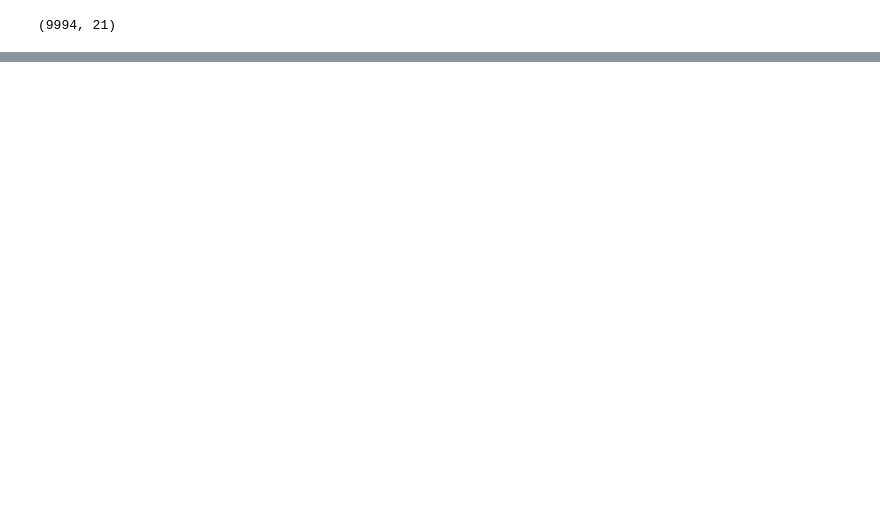
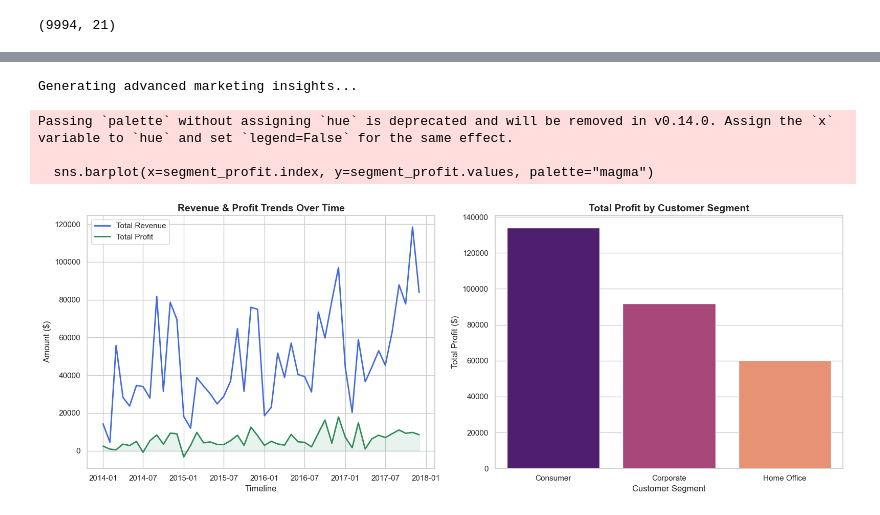
Before and after one commit to Menna06/product-performance-intelligence, a Jupyter notebook: Product Performance Intelligence System.ipynb, the cells around one changed output, grey strips where cells are left out. Cells and saved outputs as stored; diff of their text form; code cells hidden in the pictures; blank space fills up the shorter version.

Commit message:
feat: include seasonality and segmentation charts in notebook

```diff
--- a/Product Performance Intelligence System.ipynb
+++ b/Product Performance Intelligence System.ipynb
@@ -1,6 +1,11 @@
 # %%
 import pandas as pd
+import numpy as np
+import matplotlib.pyplot as plt
 
-df = pd.read_csv("Sample - Superstore.csv", encoding='latin1')
-df.head()
+# Using the absolute path so Jupyter knows EXACTLY where to look
+file_path = "/Users/mennatarek/Desktop/product-performance-intelligence/Sample - Superstore.csv"
+
+df = pd.read_csv(file_path, encoding='latin1')
+print("✅ SUCCESS: Dataset loaded perfectly!")
 # %% [output]
@@ -17,0 +218,45 @@ df.shape
+# %%
+# ================================
+# 6. ADVANCED MARKETING VISUALIZATIONS
+# ================================
+print("Generating advanced marketing insights...\n")
+
+# Had to make sure the date is recognized as a 'datetime' object to plot it on a timeline
+df['Order Date'] = pd.to_datetime(df['Order Date'])
+
+plt.figure(figsize=(16, 6))
+
+# -- CHART 4: TIME SERIES - line chart
+# Question: When do we make the most money? (Seasonality)
+plt.subplot(1, 2, 1)
+
+# Group the data by Year and Month
+monthly_trend = df.groupby(df['Order Date'].dt.to_period('M'))[['Sales', 'Profit']].sum().reset_index()
+monthly_trend['Order Date'] = monthly_trend['Order Date'].dt.to_timestamp()
+
+sns.lineplot(data=monthly_trend, x='Order Date', y='Sales', label='Total Revenue', color='royalblue', linewidth=2)
+sns.lineplot(data=monthly_trend, x='Order Date', y='Profit', label='Total Profit', color='seagreen', linewidth=2)
+plt.fill_between(monthly_trend['Order Date'], monthly_trend['Profit'], color='seagreen', alpha=0.1) # Highlights the profit area
+
+plt.title("Revenue & Profit Trends Over Time", fontsize=14, fontweight='bold')
+plt.xlabel("Timeline")
+plt.ylabel("Amount ($)")
+
+# -- CHART 5: CUSTOMER SEGMENTATION - bar chart
+# Question: Who is our most valuable customer base?
+plt.subplot(1, 2, 2)
+segment_profit = df.groupby('Segment')['Profit'].sum().sort_values(ascending=False)
+sns.barplot(x=segment_profit.index, y=segment_profit.values, palette="magma")
+
+plt.title("Total Profit by Customer Segment", fontsize=14, fontweight='bold')
+plt.xlabel("Customer Segment")
+plt.ylabel("Total Profit ($)")
+
+plt.tight_layout()
+plt.show()
+# %% [output]
+Generating advanced marketing insights...
+Passing `palette` without assigning `hue` is deprecated and will be removed in v0.14.0. Assign the `x` variable to `hue` and set `legend=False` for the same effect.
+
+  sns.barplot(x=segment_profit.index, y=segment_profit.values, palette="magma")
+[figure, added]
```
Also changed, not shown: parts of 5 cells of this notebook.
